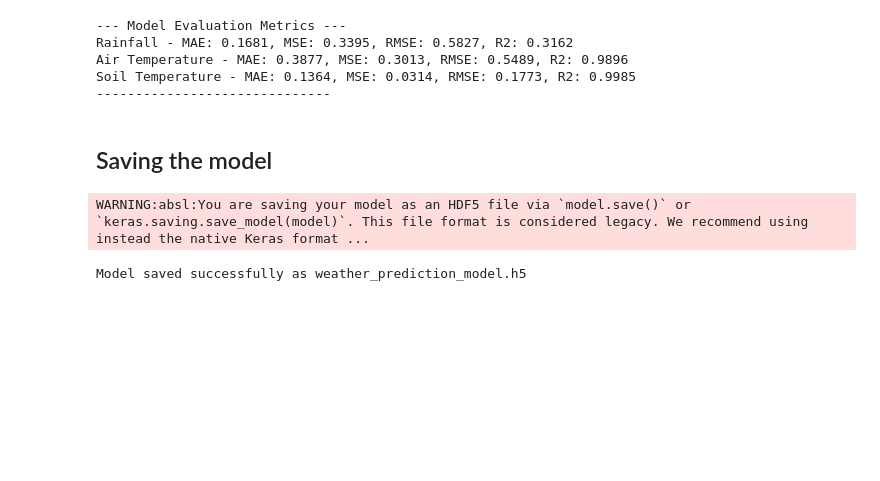
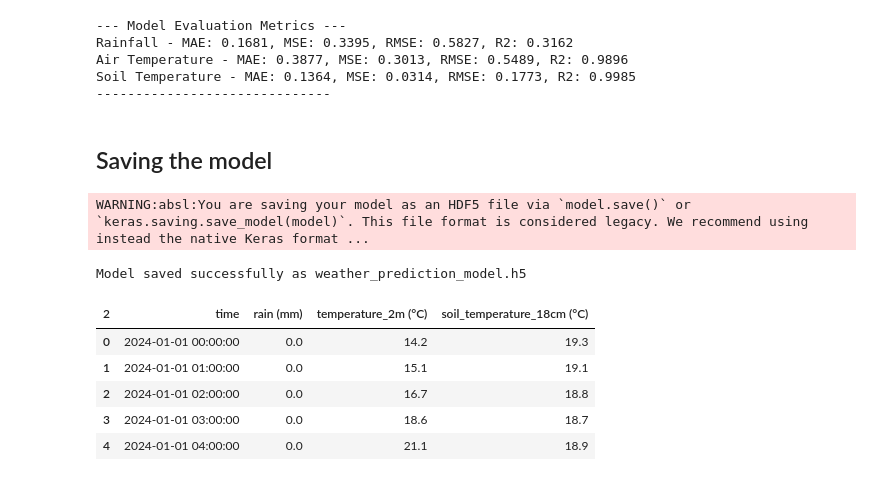
Before and after one commit to 2004Snehal/SIH_2025, a Jupyter notebook: ipynb_notebooks/weather_pred.ipynb, the cells around one changed output. Saved outputs shown, nothing was run; the diff lists cells and outputs as text; code cells hidden in the pictures; blank space fills up the shorter version.

```diff
--- a/ipynb_notebooks/weather_pred.ipynb
+++ b/ipynb_notebooks/weather_pred.ipynb
@@ -164,3 +164,12 @@ print("Model saved successfully as weather_prediction_model.h5")
 # %% [output]
 WARNING:absl:You are saving your model as an HDF5 file via `model.save()` or `keras.saving.save_model(model)`. This file format is considered legacy. We recommend using instead the native Keras format ...
 Model saved successfully as weather_prediction_model.h5
+# %%
+df.head()
+# %% [output]
+| 2 | time | rain (mm) | temperature_2m (°C) | soil_temperature_18cm (°C) |
+| 0 | 2024-01-01 00:00:00 | 0.0 | 14.2 | 19.3 |
+| 1 | 2024-01-01 01:00:00 | 0.0 | 15.1 | 19.1 |
+| 2 | 2024-01-01 02:00:00 | 0.0 | 16.7 | 18.8 |
+| 3 | 2024-01-01 03:00:00 | 0.0 | 18.6 | 18.7 |
+| 4 | 2024-01-01 04:00:00 | 0.0 | 21.1 | 18.9 |
```
Also changed, not shown: parts of 1 cell of this notebook, 6 other files.
